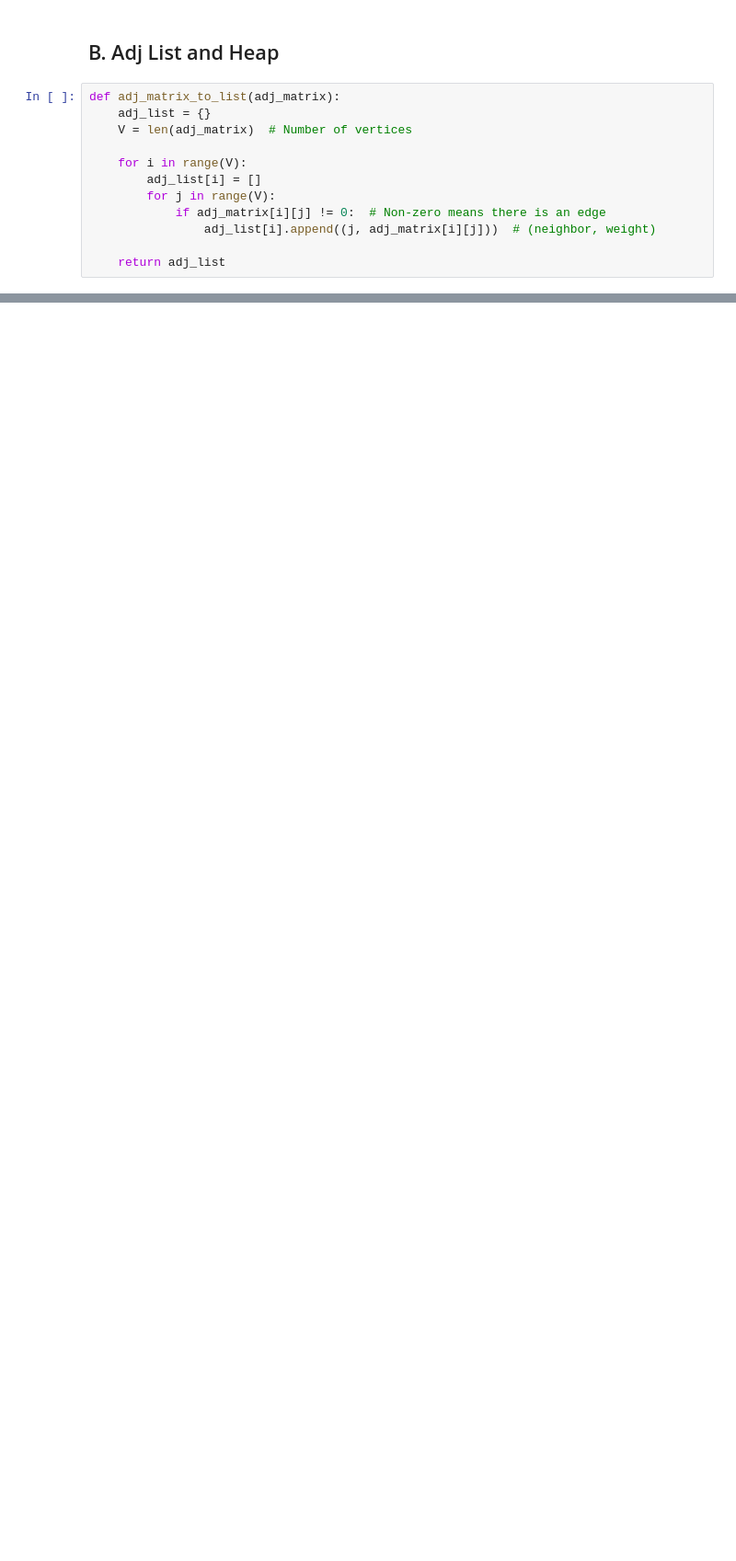
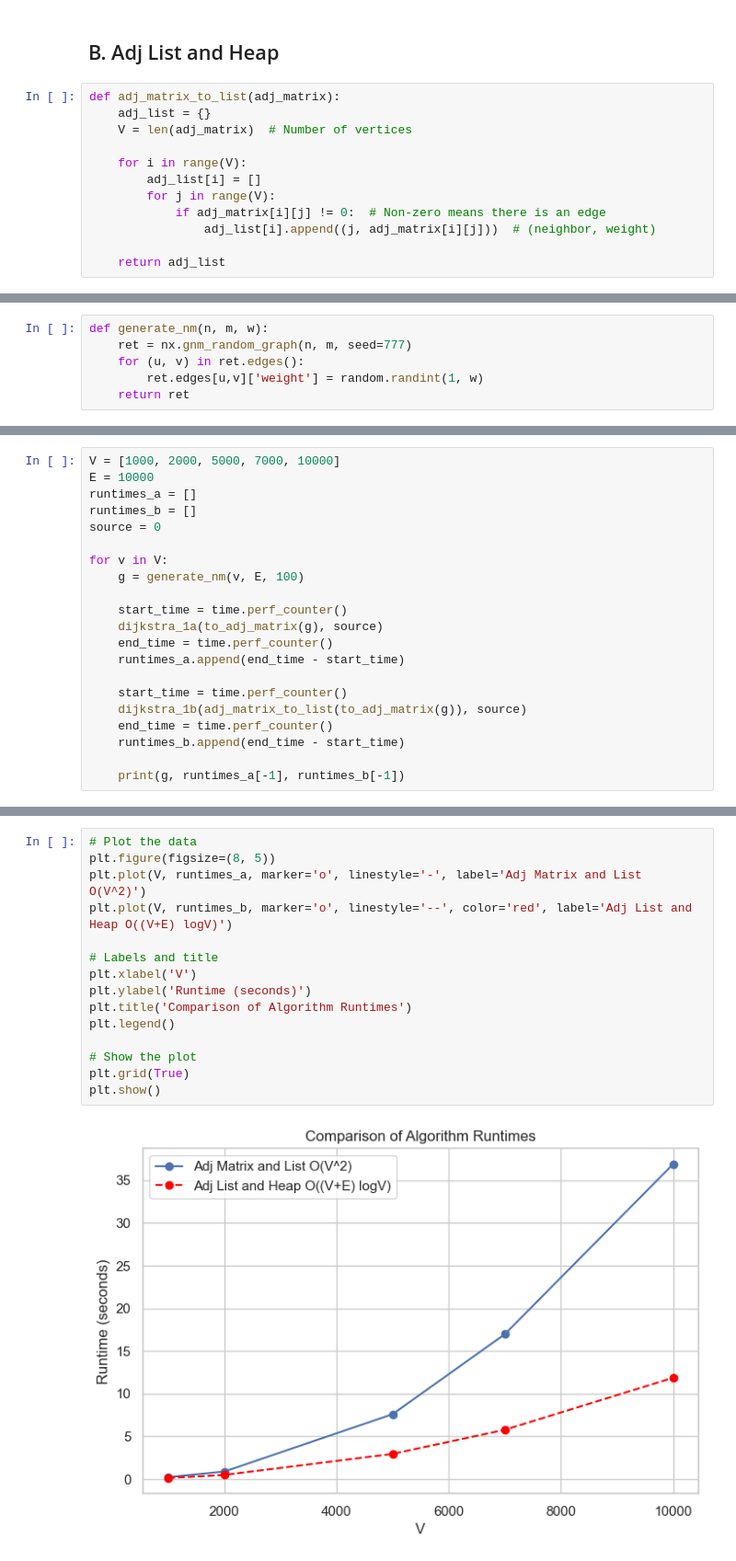
Before and after one commit to autoastt/SC2001-Algo-Labs, a Jupyter notebook: Lab2/Lab2.ipynb, the cells around one changed output, grey strips where cells are left out. Shown at 92% size. Saved outputs shown, nothing was run; the diff lists cells and outputs as text; blank space fills up the shorter version.

```diff
--- a/Lab2/Lab2.ipynb
+++ b/Lab2/Lab2.ipynb
@@ -229,0 +220,6 @@ plt.show()
+# %%
+def generate_nm(n, m, w):
+    ret = nx.gnm_random_graph(n, m, seed=777)
+    for (u, v) in ret.edges():
+        ret.edges[u,v]['weight'] = random.randint(1, w)
+    return ret
@@ -229,0 +228,21 @@ plt.show()
+# %%
+V = [1000, 2000, 5000, 7000, 10000]
+E = 10000
+runtimes_a = []
+runtimes_b = []
+source = 0
+
+for v in V:
+    g = generate_nm(v, E, 100)
+
+    start_time = time.perf_counter()
+    dijkstra_1a(to_adj_matrix(g), source)
+    end_time = time.perf_counter()
+    runtimes_a.append(end_time - start_time)
+
+    start_time = time.perf_counter()
+    dijkstra_1b(adj_matrix_to_list(to_adj_matrix(g)), source)
+    end_time = time.perf_counter()
+    runtimes_b.append(end_time - start_time)
+
+    print(g, runtimes_a[-1], runtimes_b[-1])
@@ -229,0 +255,17 @@ plt.show()
+# %%
+# Plot the data
+plt.figure(figsize=(8, 5))
+plt.plot(V, runtimes_a, marker='o', linestyle='-', label='Adj Matrix and List O(V^2)')
+plt.plot(V, runtimes_b, marker='o', linestyle='--', color='red', label='Adj List and Heap O((V+E) logV)')
+
+# Labels and title
+plt.xlabel('V')
+plt.ylabel('Runtime (seconds)')
+plt.title('Comparison of Algorithm Runtimes')
+plt.legend()
+
+# Show the plot
+plt.grid(True)
+plt.show()
+# %% [output]
+[figure, added]
```
Also changed, not shown: parts of 17 cells of this notebook.
